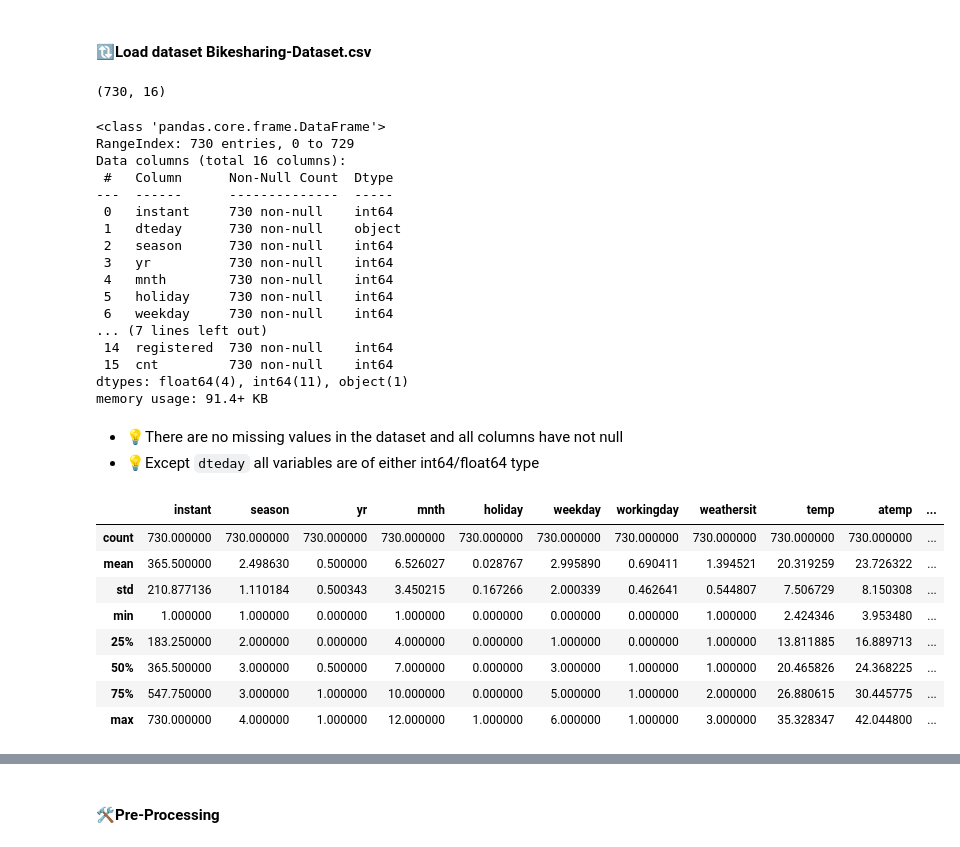
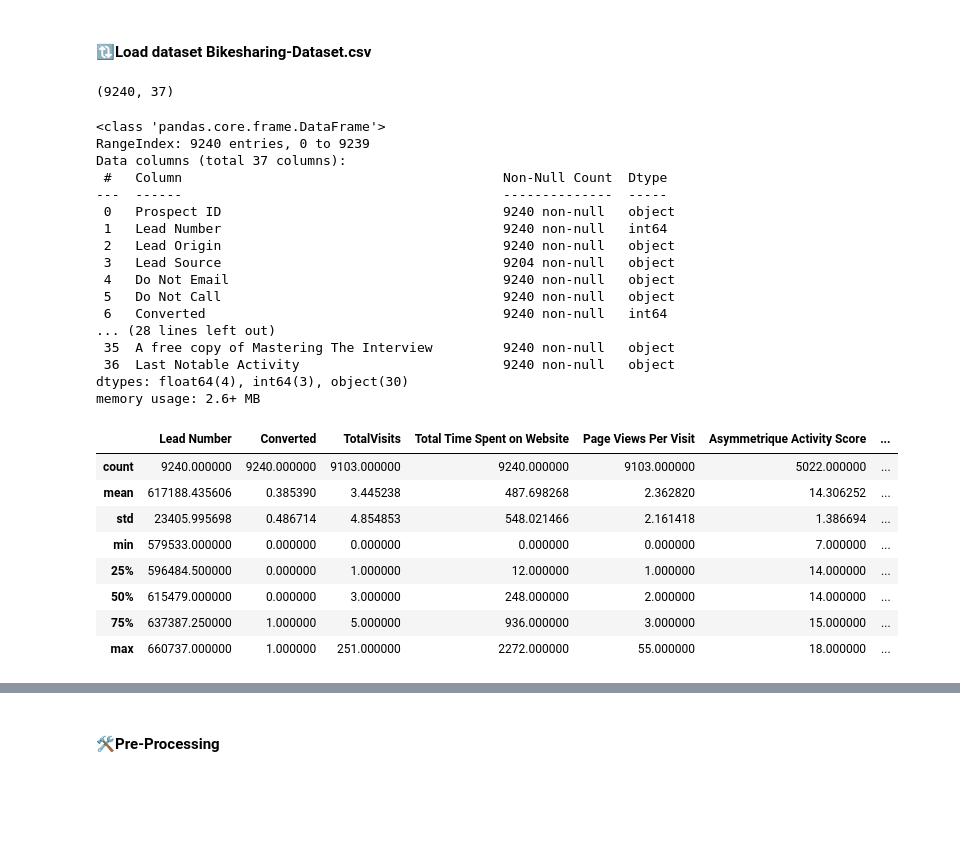
Before and after one commit to vmahawar/lead-scoring-case-study, a Jupyter notebook: lead-scoring-case-study.ipynb, the cells around one changed output, grey strips where cells are left out. Saved outputs shown, nothing was run; the diff lists cells and outputs as text; code cells hidden in the pictures; blank space fills up the shorter version.

```diff
--- a/lead-scoring-case-study.ipynb
+++ b/lead-scoring-case-study.ipynb
@@ -71,7 +112,7 @@ warnings.filterwarnings('ignore') # ignore all the warnings that show up in the
 #### ✂️ EDA - Toolkit
 # %%
 class eda_toolkit:
-    c_bikesharing_dataset_file = 'https://github.com/vmahawar/data-science-datasets-collection/raw/main/lead-scoring.csv'
+    c_lead_dataset_file = 'https://github.com/vmahawar/data-science-datasets-collection/raw/main/lead-scoring.csv'
     c_threshold = 0.4
     c_train_size = 0.7
     c_test_size = 0.3
@@ -123,42 +164,39 @@ class eda_toolkit:
 # %% [markdown]
 #### 🔃Load dataset Bikesharing-Dataset.csv
 # %%
-bike_df = pd.read_csv(eda_toolkit.c_bikesharing_dataset_file)
-bike_df.shape
+lead_df = pd.read_csv(eda_toolkit.c_lead_dataset_file)
+lead_df.shape
 # %% [output]
-(730, 16)
+(9240, 37)
 # %%
-bike_df.info()
+lead_df.info()
 # %% [output]
 <class 'pandas.core.frame.DataFrame'>
-RangeIndex: 730 entries, 0 to 729
-Data columns (total 16 columns):
- #   Column      Non-Null Count  Dtype
----  ------      --------------  -----
- 0   instant     730 non-null    int64
- 1   dteday      730 non-null    object
- 2   season      730 non-null    int64
- 3   yr          730 non-null    int64
- 4   mnth        730 non-null    int64
- 5   holiday     730 non-null    int64
- 6   weekday     730 non-null    int64
-... (7 lines left out)
- 14  registered  730 non-null    int64
- 15  cnt         730 non-null    int64
-dtypes: float64(4), int64(11), object(1)
-memory usage: 91.4+ KB
+RangeIndex: 9240 entries, 0 to 9239
+Data columns (total 37 columns):
+ #   Column                                         Non-Null Count  Dtype
+---  ------                                         --------------  -----
+ 0   Prospect ID                                    9240 non-null   object
+ 1   Lead Number                                    9240 non-null   int64
+ 2   Lead Origin                                    9240 non-null   object
+ 3   Lead Source                                    9204 non-null   object
+ 4   Do Not Email                                   9240 non-null   object
+ 5   Do Not Call                                    9240 non-null   object
+ 6   Converted                                      9240 non-null   int64
+... (28 lines left out)
+ 35  A free copy of Mastering The Interview         9240 non-null   object
+ 36  Last Notable Activity                          9240 non-null   object
+dtypes: float64(4), int64(3), object(30)
+memory usage: 2.6+ MB
-# %% [markdown]
- - 💡There are no missing values in the dataset and all columns have not null
- - 💡Except `dteday` all variables are of either int64/float64 type
 # %%
-bike_df.describe()
+lead_df.describe()
 # %% [output]
-|  | instant | season | yr | mnth | holiday | weekday | workingday | weathersit | temp | atemp | ... |
-| count | 730.000000 | 730.000000 | 730.000000 | 730.000000 | 730.000000 | 730.000000 | 730.000000 | 730.000000 | 730.000000 | 730.000000 | ... |
-| mean | 365.500000 | 2.498630 | 0.500000 | 6.526027 | 0.028767 | 2.995890 | 0.690411 | 1.394521 | 20.319259 | 23.726322 | ... |
-| std | 210.877136 | 1.110184 | 0.500343 | 3.450215 | 0.167266 | 2.000339 | 0.462641 | 0.544807 | 7.506729 | 8.150308 | ... |
-| min | 1.000000 | 1.000000 | 0.000000 | 1.000000 | 0.000000 | 0.000000 | 0.000000 | 1.000000 | 2.424346 | 3.953480 | ... |
-| 25% | 183.250000 | 2.000000 | 0.000000 | 4.000000 | 0.000000 | 1.000000 | 0.000000 | 1.000000 | 13.811885 | 16.889713 | ... |
-| 50% | 365.500000 | 3.000000 | 0.500000 | 7.000000 | 0.000000 | 3.000000 | 1.000000 | 1.000000 | 20.465826 | 24.368225 | ... |
-| 75% | 547.750000 | 3.000000 | 1.000000 | 10.000000 | 0.000000 | 5.000000 | 1.000000 | 2.000000 | 26.880615 | 30.445775 | ... |
-| max | 730.000000 | 4.000000 | 1.000000 | 12.000000 | 1.000000 | 6.000000 | 1.000000 | 3.000000 | 35.328347 | 42.044800 | ... |
+|  | Lead Number | Converted | TotalVisits | Total Time Spent on Website | Page Views Per Visit | Asymmetrique Activity Score | ... |
+| count | 9240.000000 | 9240.000000 | 9103.000000 | 9240.000000 | 9103.000000 | 5022.000000 | ... |
+| mean | 617188.435606 | 0.385390 | 3.445238 | 487.698268 | 2.362820 | 14.306252 | ... |
+| std | 23405.995698 | 0.486714 | 4.854853 | 548.021466 | 2.161418 | 1.386694 | ... |
+| min | 579533.000000 | 0.000000 | 0.000000 | 0.000000 | 0.000000 | 7.000000 | ... |
+| 25% | 596484.500000 | 0.000000 | 1.000000 | 12.000000 | 1.000000 | 14.000000 | ... |
+| 50% | 615479.000000 | 0.000000 | 3.000000 | 248.000000 | 2.000000 | 14.000000 | ... |
+| 75% | 637387.250000 | 1.000000 | 5.000000 | 936.000000 | 3.000000 | 15.000000 | ... |
+| max | 660737.000000 | 1.000000 | 251.000000 | 2272.000000 | 55.000000 | 18.000000 | ... |
```
Also changed, not shown: parts of 207 cells of this notebook, 3 other files.
